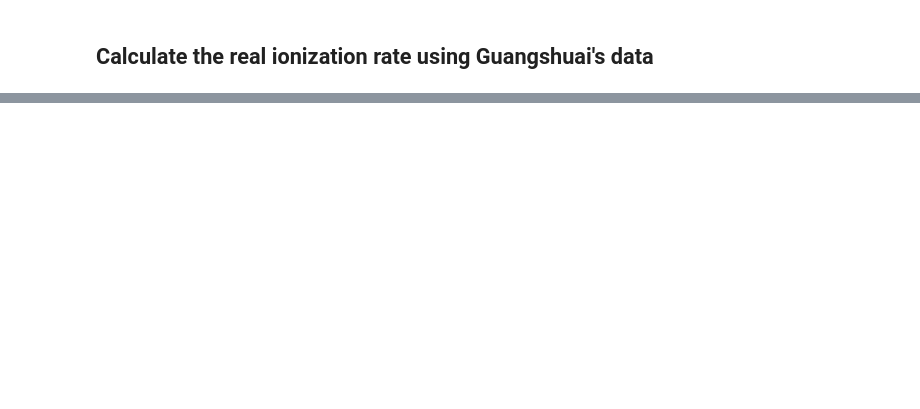
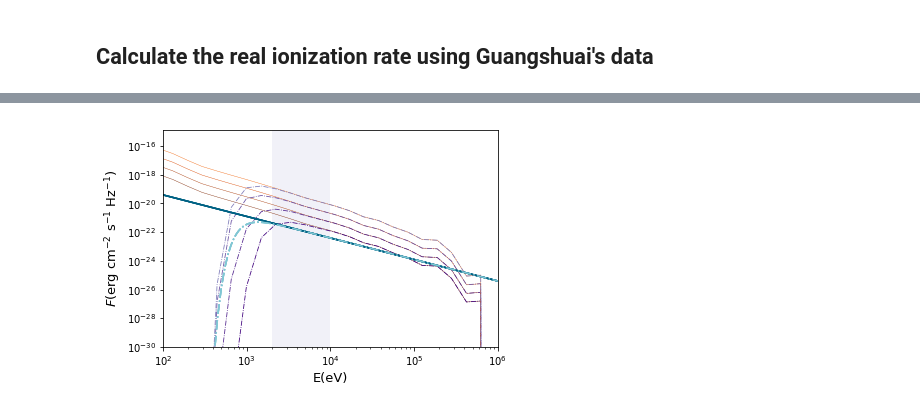
Before and after one commit to slowdivePTG/X-ray-chemistry, a Jupyter notebook: Calc_ionization_rate/Photon_Ionization.ipynb, the cells around one changed output, grey strips where cells are left out. Cells and saved outputs as stored; diff of their text form; code cells hidden in the pictures; blank space fills up the shorter version.

```diff
--- a/Calc_ionization_rate/Photon_Ionization.ipynb
+++ b/Calc_ionization_rate/Photon_Ionization.ipynb
@@ -316,0 +491,11 @@ main_x()
+# %%
+c = 0
+for i in Dat:
+    draw_Fnu(i, col1[c], col2[c], col3[c], absorb = False)
+    draw_Fnu_model()
+    c += 1
+#plt.legend(bbox_to_anchor=(1.5,1))
+plt.hist([2000, 10000], bins = 1, color = '#bcbddc', alpha = 0.2)
+plt.show()
+# %% [output]
+[figure, added]
```
Also changed, not shown: parts of 51 cells of this notebook, 9 other files.
